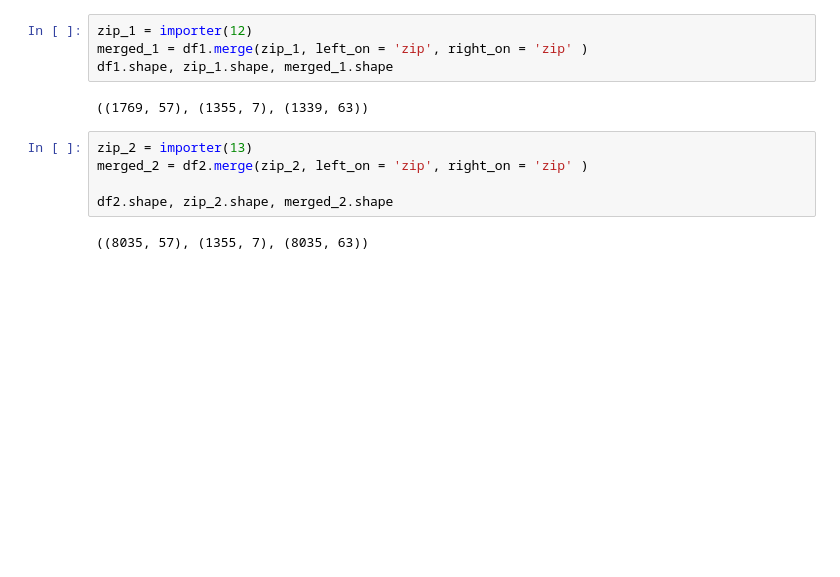
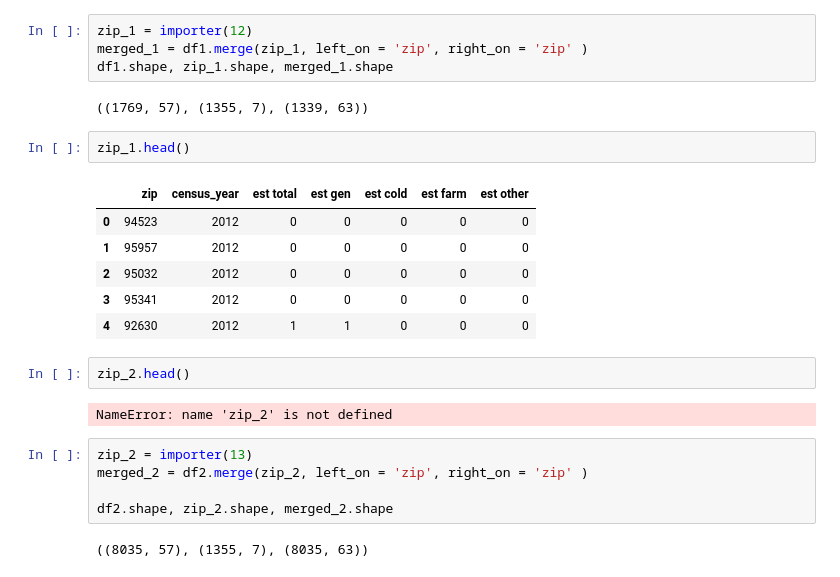
Before and after one commit to gigi-codes/warehouse_density, a Jupyter notebook: Giovanna/05_merged_fed_ca.ipynb, the cells around one changed output. Cells and saved outputs as stored; diff of their text form; blank space fills up the shorter version.

Commit message:
all census update

```diff
--- a/Giovanna/05_merged_fed_ca.ipynb
+++ b/Giovanna/05_merged_fed_ca.ipynb
@@ -58,6 +58,19 @@ merged_1 = df1.merge(zip_1, left_on = 'zip', right_on = 'zip' )
 df1.shape, zip_1.shape, merged_1.shape
 # %% [output]
 ((1769, 57), (1355, 7), (1339, 63))
+# %%
+zip_1.head()
+# %% [output]
+|  | zip | census_year | est total | est gen | est cold | est farm | est other |
+| 0 | 94523 | 2012 | 0 | 0 | 0 | 0 | 0 |
+| 1 | 95957 | 2012 | 0 | 0 | 0 | 0 | 0 |
+| 2 | 95032 | 2012 | 0 | 0 | 0 | 0 | 0 |
+| 3 | 95341 | 2012 | 0 | 0 | 0 | 0 | 0 |
+| 4 | 92630 | 2012 | 1 | 1 | 0 | 0 | 0 |
+# %%
+zip_2.head()
+# %% [output]
+NameError: name 'zip_2' is not defined
 # %%
 zip_2 = importer(13)
 merged_2 = df2.merge(zip_2, left_on = 'zip', right_on = 'zip' )
```
